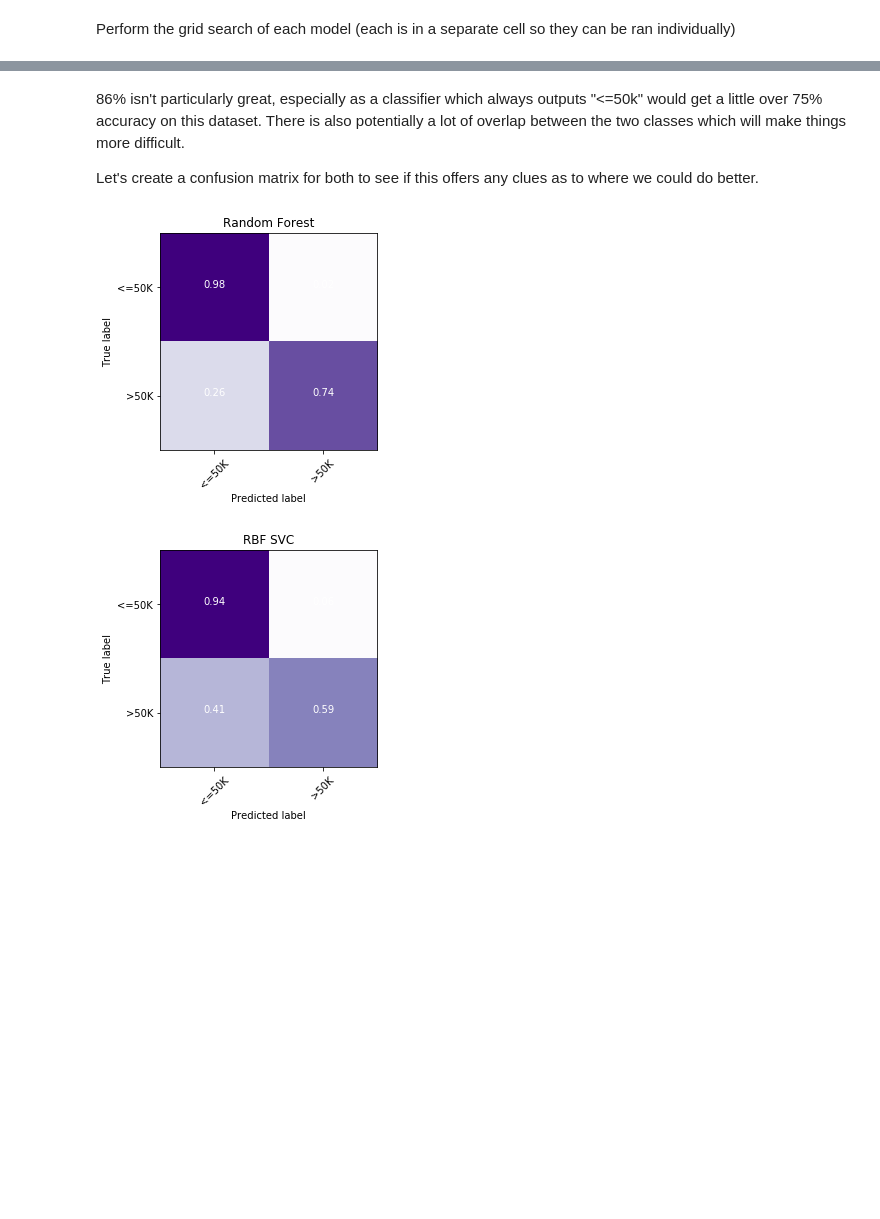
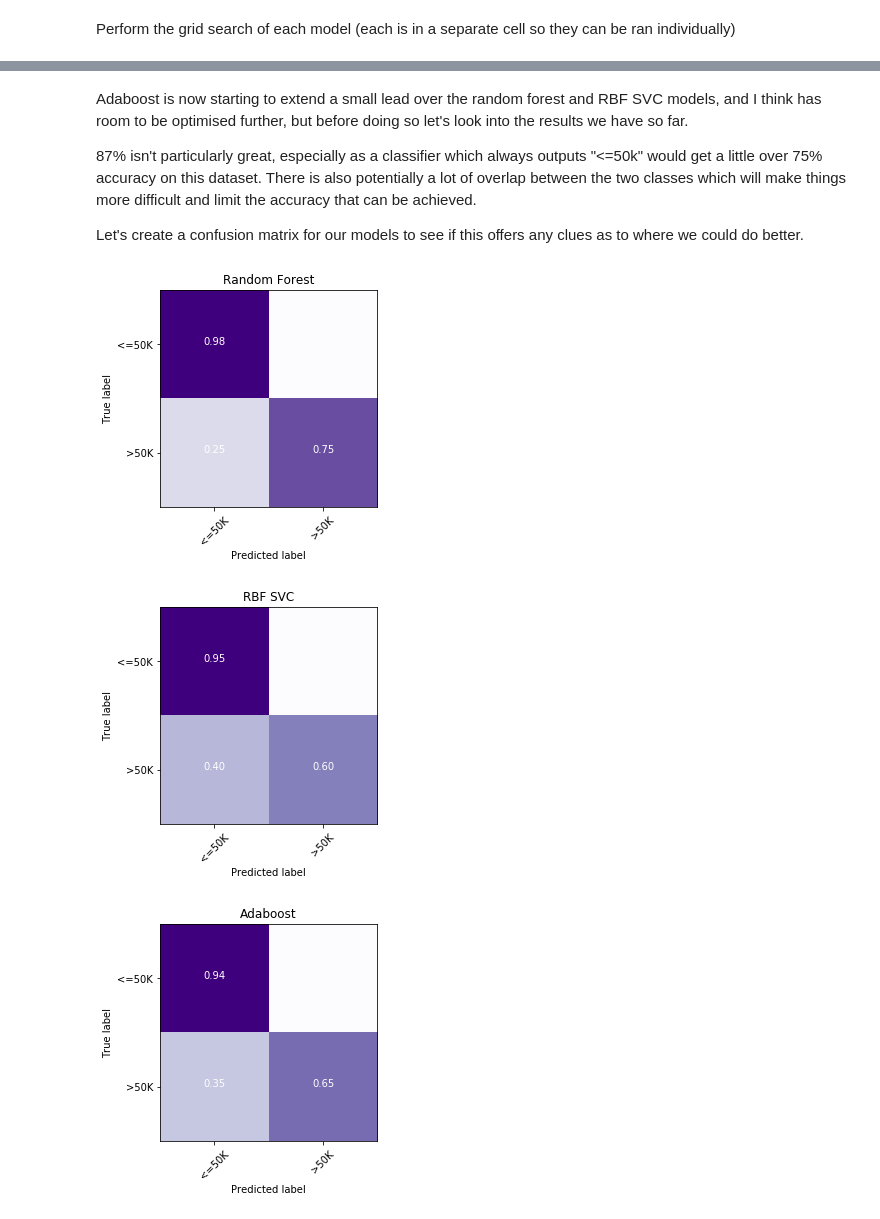
Before and after one commit to jd-13/ML-Adult-Census, a Jupyter notebook: Adult Census.ipynb, the cells around one changed output, grey strips where cells are left out. Cells and saved outputs as stored; diff of their text form; code cells hidden in the pictures; blank space fills up the shorter version.

Commit message:
Add adaboost

```diff
--- a/Adult Census.ipynb
+++ b/Adult Census.ipynb
@@ -379,6 +379,9 @@ classifiers["linearSVC"] = Model(LinearSVC(),
 classifiers["rbfSVC"] = Model(SVC(),
                               [ {"C": [0.1, 1, 10], "kernel": ["rbf"]},
                                 {"C": [0.1, 1, 10], "kernel": ["poly"], "degree": [2, 3]}])
+
+classifiers["adaboost"] = Model(AdaBoostClassifier(),
+                                [ {"n_estimators": [10, 50, 150], "learning_rate": [0.1, 1, 10]}])
 # %% [markdown]
 Perform the grid search of each model (each is in a separate cell so they can be ran individually)
 # %%
@@ -568,2 +571,4 @@ GridSearchCV(cv=5, error_score='raise',
        pre_dispatch='2*n_jobs', refit=True, return_train_score=True,
        scoring='accuracy', verbose=2)
+# %%
+classifiers["adaboost"].gridSearch.fit(X_train_prepared, y_train)
@@ -601,7 +651,11 @@ classifiers["randomForest"] = Model(RandomForestClassifier(),
 classifiers["rbfSVC"] = Model(SVC(),
                               [ {"C": [9, 10, 11], "kernel": ["rbf"]} ])
 
+classifiers["adaboost"] = Model(AdaBoostClassifier(),
+                                [ {"n_estimators": [150, 200, 300], "learning_rate": [0.8, 1, 2]}])
+
 classifiers["randomForest"].gridSearch.fit(X_train_prepared, y_train)
 classifiers["rbfSVC"].gridSearch.fit(X_train_prepared, y_train)
+classifiers["adaboost"].gridSearch.fit(X_train_prepared, y_train)
 # %% [output]
 Fitting 5 folds for each of 9 candidates, totalling 45 fits
@@ -699,41 +792,48 @@ Accuracy: 0.853194103194
 # %% [markdown]
-86% isn't particularly great, especially as a classifier which always outputs "<=50k" would get a little over 75% accuracy on this dataset. There is also potentially a lot of overlap between the two classes which will make things more difficult.
+Adaboost is now starting to extend a small lead over the random forest and RBF SVC models, and I think has room to be optimised further, but before doing so let's look into the results we have so far.
 
-Let's create a confusion matrix for both to see if this offers any clues as to where we could do better.
+87% isn't particularly great, especially as a classifier which always outputs "<=50k" would get a little over 75% accuracy on this dataset. There is also potentially a lot of overlap between the two classes which will make things more difficult and limit the accuracy that can be achieved.
+
+Let's create a confusion matrix for our models to see if this offers any clues as to where we could do better.
 # %%
 y_pred_forest = classifiers["randomForest"].gridSearch.predict(X_train_prepared)
 y_pred_rbfSVC = classifiers["rbfSVC"].gridSearch.predict(X_train_prepared)
+y_pred_adaboost = classifiers["adaboost"].gridSearch.predict(X_train_prepared)
 # %%
 def plotConfusionMatrix(confusionMatrix, title, classNames):
     """Normalises and plots a grid of the confusion matrix (mostly borrowed from an sklearn tutorial)"""
 
     # Scale it, plot the coloured grid
     confusionMatrix = confusionMatrix.astype('float') / confusionMatrix.sum(axis=1)[:, np.newaxis]
     plt.imshow(confusionMatrix, interpolation='nearest', cmap=plt.cm.Purples)
 
 
     # Labels
     plt.title(title)
     tickMarks = np.arange(len(classNames))
     plt.xticks(tickMarks, classNames, rotation=45)
     plt.yticks(tickMarks, classNames)
     plt.ylabel('True label')
     plt.xlabel('Predicted label')
 
     # Plot the numbers
     for i, j in itertools.product(range(confusionMatrix.shape[0]), range(confusionMatrix.shape[1])):
         plt.text(j, i, format(confusionMatrix[i, j], ".2f"),
                  horizontalalignment="center",
                  color="white")
 
 
 
 plotConfusionMatrix(confusion_matrix(y_train, y_pred_forest), "Random Forest", ["<=50K", ">50K"])
 plt.show()
 
 plotConfusionMatrix(confusion_matrix(y_train, y_pred_rbfSVC), "RBF SVC", ["<=50K", ">50K"])
 plt.show()
+
+plotConfusionMatrix(confusion_matrix(y_train, y_pred_adaboost), "Adaboost", ["<=50K", ">50K"])
+plt.show()
 # %% [output]
 [figure]
 [figure]
+[figure, added]
 # %% [markdown]
```
Also changed, not shown: parts of 18 cells of this notebook.
